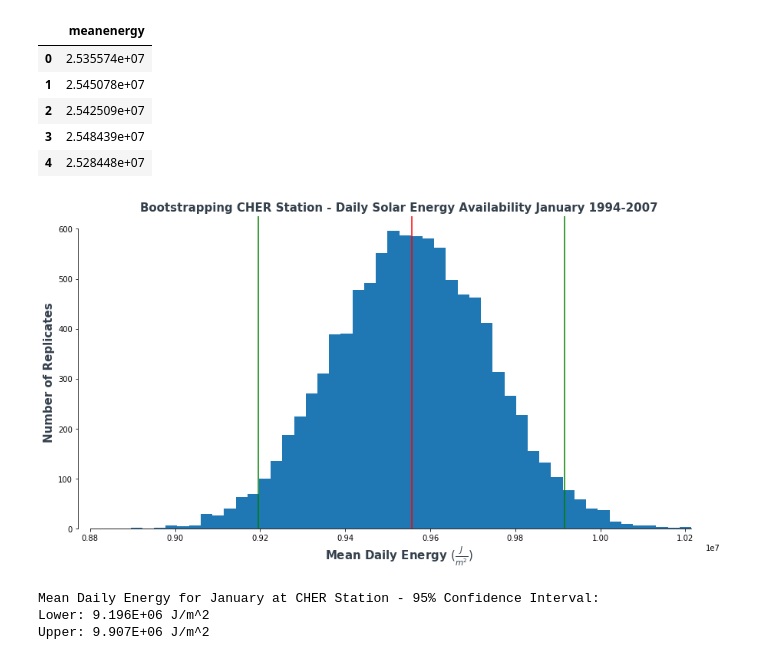
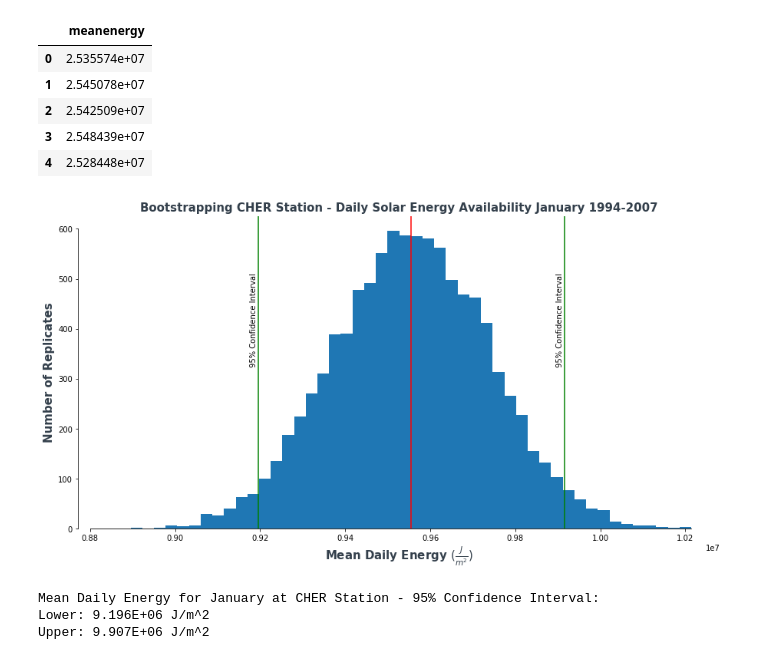
Before and after one commit to connormca12/Springboard-Projects, a Jupyter notebook: Capstone-1/statistical_data_analysis.ipynb, the cells around one changed output. Cells and saved outputs as stored; diff of their text form; code cells hidden in the pictures.

```diff
--- a/Capstone-1/statistical_data_analysis.ipynb
+++ b/Capstone-1/statistical_data_analysis.ipynb
@@ -265,31 +278,35 @@ energy_samples.head()
 | 3 | 2.548439e+07 |
 | 4 | 2.528448e+07 |
 # %%
+# Plot histogram of mean replicates
+
 fig, ax = plt.subplots(figsize=(15,7.5))
 plt.hist(energy_samples_jan.meanenergy, bins=50)
 
 # Set titles and axes labels
 ax.set_title("Bootstrapping CHER Station - Daily Solar Energy Availability January 1994-2007", fontsize=15, fontweight='black', color = '#333F4B')
 ax.set_xlabel(r'Mean Daily Energy $(\frac{J}{m^2})$', fontsize=15, fontweight='black', color = '#333F4B')
 ax.set_ylabel('Number of Replicates', fontsize=15, fontweight='black', color = '#333F4B')
 
 ax.spines['top'].set_color('none')
 ax.spines['right'].set_color('none')
 ax.spines['left'].set_smart_bounds(True)
 ax.spines['bottom'].set_smart_bounds(True)
 
 energy_samples_mean_jan = np.mean(energy_samples_jan.meanenergy)
 energy_samples_std_jan = np.std(energy_samples_jan.meanenergy)
 
-_ = plt.axvline(energy_samples_mean, color='r')
+_ = plt.axvline(energy_samples_mean_jan, color='r')
 
 conf_int = np.percentile(energy_samples_jan.meanenergy, [2.5, 97.5])
 _ = plt.axvline(conf_int[0], color='g', linestyle='-')
 _ = plt.axvline(conf_int[1], color='g', linestyle='-')
+_ = plt.text(conf_int[0] - 20000,500,'95% Confidence Interval',rotation=90)
+_ = plt.text(conf_int[1] - 20000,500,'95% Confidence Interval',rotation=90)
 
 plt.show()
 # %% [output]
-[figure, old version]
+[figure, new version]
 # %%
 print('Mean Daily Energy for January at CHER Station - 95% Confidence Interval:')
 print(r'Lower: %.3E J/m^2' % conf_int[0])
```
Also changed, not shown: parts of 19 cells of this notebook, 1 other file.
